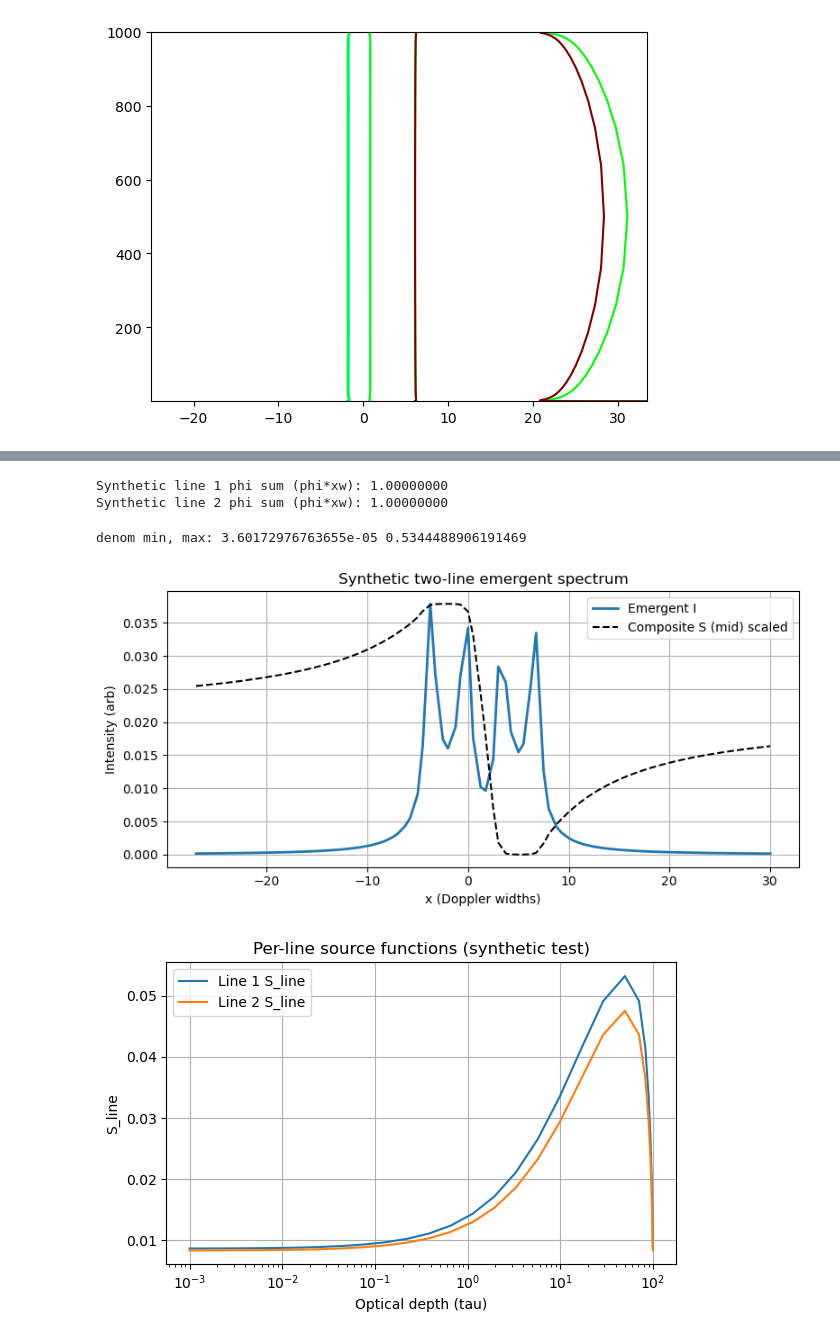
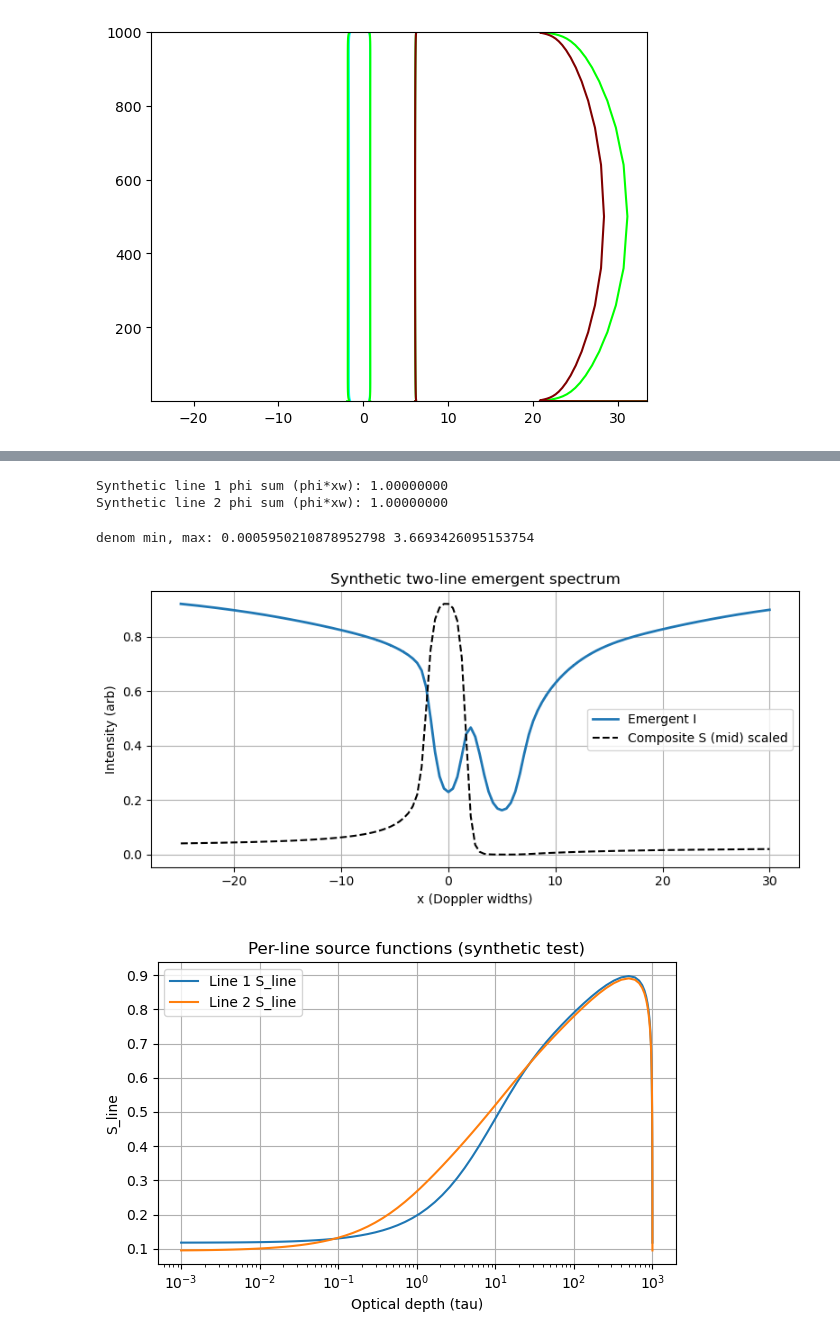
Before and after one commit to ivanzmilic/2lvl_nlte, a Jupyter notebook: slab_experiments/Two_comp.ipynb, the cells around one changed output, grey strips where cells are left out. Drawn from its saved outputs; the diff is of its cells as text; code cells hidden in the pictures.

```diff
--- a/slab_experiments/Two_comp.ipynb
+++ b/slab_experiments/Two_comp.ipynb
@@ -364,9 +364,9 @@ H = 80000.0 # Height of the slab above the solar surface in kilometers
 slab = v2.Slab(ND, tau_max, epsilon, B, H)
 
 # And lines
-line1 = v2.Slab.Line(81, line_center=0.0, a=0.1, k=1.0, r=0.0, slab_in=slab)  # Example line, we will need to pass the slab instance to the line
-line2 = v2.Slab.Line(81, line_center=3.2, a=0.2, k=8.0, r=0.0, slab_in=slab)  # Another example line
-line3 = v2.Slab.Line(81, line_center=8.5, a= 0.5, k=3.0, r=0.0, slab_in=slab)
+line1 = v2.Slab.Line(81, line_center=0.0, a=0.1, k=1.0, slab_in=slab)  # Example line, we will need to pass the slab instance to the line
+line2 = v2.Slab.Line(81, line_center=3.2, a=0.2, k=8.0, slab_in=slab)  # Another example line
+line3 = v2.Slab.Line(81, line_center=8.5, a= 0.5, k=3.0, slab_in=slab)
 # %%
 # Create a list of lines and pass it to the slab
 lines = [line1, line2, line3]
@@ -561,16 +560,16 @@ fig.show()
 [figure]
 # %%
 ND = 81
-tau_max = 1e3
-epsilon = np.ones(ND) * 5e-3
-B = np.ones(ND) * 5.0
+tau_max = 1e1
+epsilon = np.ones(ND) * 5e-4
+B = np.ones(ND) * 1.0
 H = 80000.0 # Height of the slab above the solar surface in kilometers
 slab = v2.Slab(ND, tau_max, epsilon, B, H)
 
 # And lines
-line1 = v2.Slab.Line(81, line_center=0.0, a=0.1, k=1.0, r=0.0, slab_in=slab)  # Example line, we will need to pass the slab instance to the line
-line2 = v2.Slab.Line(81, line_center=3.2, a=0.2, k=8.0, r=0.0, slab_in=slab)  # Another example line
-line3 = v2.Slab.Line(81, line_center=10.5, a= 0.35, k=5.0, r=0.0, slab_in=slab)
+line1 = v2.Slab.Line(81, line_center=0.0, a=0.1, k=1.0, slab_in=slab)  # Example line, we will need to pass the slab instance to the line
+line2 = v2.Slab.Line(81, line_center=3.2, a=0.2, k=8.0, slab_in=slab)  # Another example line
+line3 = v2.Slab.Line(81, line_center=8.5, a= 0.5, k=12.0, slab_in=slab)
 # %%
 lines = [line1, line2, line3]
 
@@ -616,7 +615,7 @@ plt.tight_layout()
 # 3) Per-line source functions vs tau (use S_lines from result to be consistent)
 plt.figure(figsize=(6,4))
 for i, S_line in enumerate(S_lines):
-    plt.plot(tau, S_line, label=f'Line {i+1}')
+    plt.semilogy(np.log10(tau), S_line, label=f'Line {i+1}')
 plt.xlabel("Optical depth (tau)")
 plt.ylabel("S_line")
 plt.title("Per-line Source Functions")
@@ -726,16 +725,16 @@ import numpy as np
 import matplotlib.pyplot as plt
 import SLab_linev2 as v2
 
-ND = 41
-tau_max = 1e2
-epsilon = np.ones(ND) * 1e-3
+ND = 121
+tau_max = 1e3
+epsilon = np.ones(ND) * 1e-2
 B = np.ones(ND) * 1.0
 H = 1e5
 
 slab_test = v2.Slab(ND, tau_max, epsilon, B, H)
 # Two narrow lines centered at -2 and +2 Doppler widths
-lineA = v2.Slab.Line(ND, line_center=-2.0, a=0.05, k=1.0, r=0.0, slab_in=slab_test)
-lineB = v2.Slab.Line(ND, line_center=5.0,  a=0.05, k=0.8, r=0.0, slab_in=slab_test)
+lineA = v2.Slab.Line(ND, line_center=0.0, a=0.05, k=1.0, slab_in=slab_test)
+lineB = v2.Slab.Line(ND, line_center=5.0,  a=0.2, k=8.0, slab_in=slab_test)
 lines_test = [lineA, lineB]
 
 # Build a global x-grid and compute per-line profiles mapped to it
@@ -773,36 +772,36 @@ print('denom min, max:', np.min(denom), np.max(denom))
 # Plot emergent intensity and composite S at mid depth (scaled)
 plt.figure(figsize=(8,4))
 plt.plot(x, I_emergent, lw=2, label='Emergent I')
 mid = ND // 2
 comp_mid = S_nu[mid, :]
 comp_scaled = (comp_mid - np.min(comp_mid)) / (np.max(comp_mid) - np.min(comp_mid) + 1e-30)
 plt.plot(x, comp_scaled * np.max(I_emergent), '--k', lw=1.5, label='Composite S (mid) scaled')
 plt.xlabel('x (Doppler widths)')
 plt.ylabel('Intensity (arb)')
 plt.title('Synthetic two-line emergent spectrum')
 plt.legend()
 plt.grid(True)
 plt.tight_layout()
 plt.show()
 
 # Also show per-line S_line vs tau for sanity
 plt.figure(figsize=(6,4))
 for i, Sline in enumerate(S_lines):
     plt.plot(tau, Sline, label=f'Line {i+1} S_line')
 plt.xlabel('Optical depth (tau)')
 plt.ylabel('S_line')
 plt.xscale('log')
 plt.title('Per-line source functions (synthetic test)')
 plt.legend()
 plt.grid(True)
 plt.tight_layout()
 plt.show()
 # %% [output]
 Synthetic line 1 phi sum (phi*xw): 1.00000000
 Synthetic line 2 phi sum (phi*xw): 1.00000000
-denom min, max: 3.60172976763655e-05 0.5344488906191469
+denom min, max: 0.0005950210878952798 3.6693426095153754
-[figure, old version]
+[figure, new version]
-[figure, old version]
+[figure, new version]
 # %%
 # Diagnostics: why is there no central minima in emergent intensity?
 # Run this diagnostics cell after the synthetic two-line test (it expects variables from that cell to exist)
```
Also changed, not shown: parts of 4 cells of this notebook, 1 other file.
